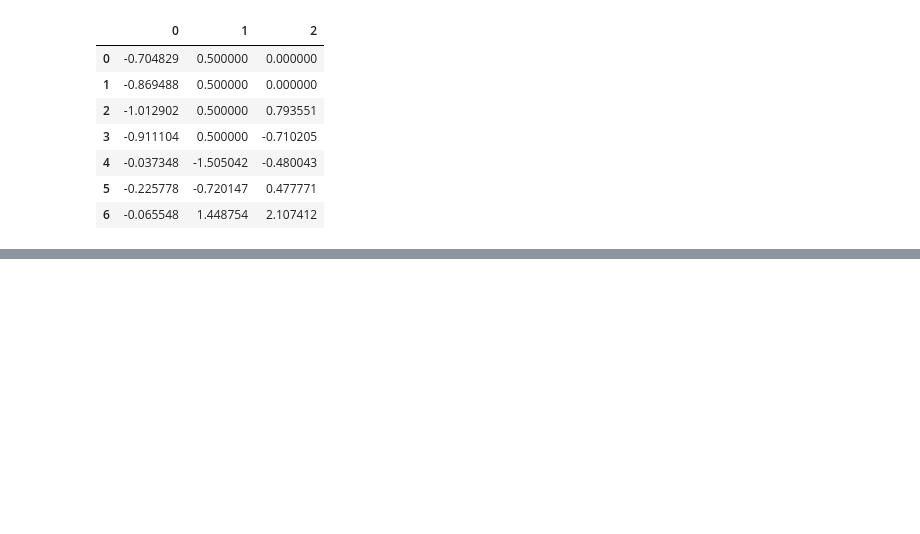
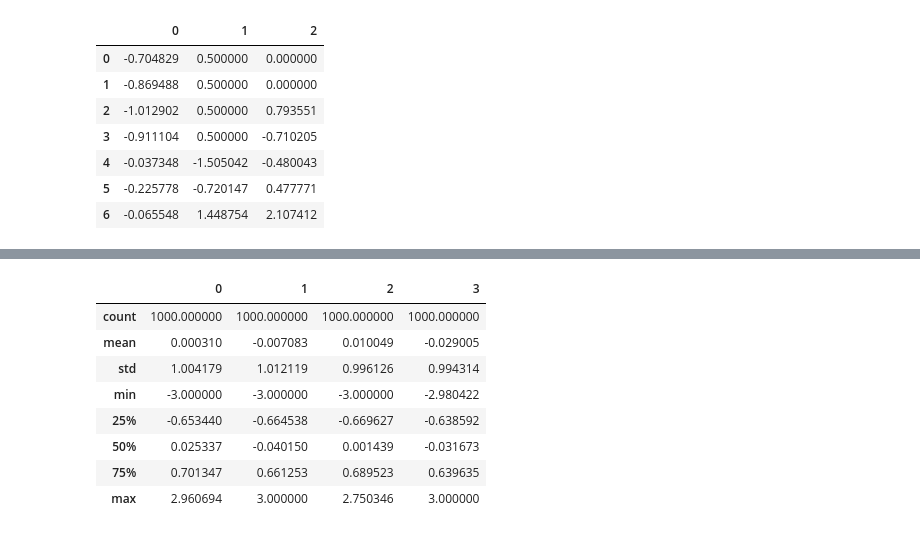
Before and after one commit to mikerly131/WesDataWrangling, a Jupyter notebook: Chapter7WorkAlong.ipynb, the cells around one changed output, grey strips where cells are left out. Saved outputs shown, nothing was run; the diff lists cells and outputs as text; code cells hidden in the pictures; blank space fills up the shorter version.

```diff
--- a/Chapter7WorkAlong.ipynb
+++ b/Chapter7WorkAlong.ipynb
@@ -168,0 +495,14 @@ df
+# %%
+data[data.abs() > 3] = np.sign(data) * 3
+# %%
+data.describe()
+# %% [output]
+|  | 0 | 1 | 2 | 3 |
+| count | 1000.000000 | 1000.000000 | 1000.000000 | 1000.000000 |
+| mean | 0.000310 | -0.007083 | 0.010049 | -0.029005 |
+| std | 1.004179 | 1.012119 | 0.996126 | 0.994314 |
+| min | -3.000000 | -3.000000 | -3.000000 | -2.980422 |
+| 25% | -0.653440 | -0.664538 | -0.669627 | -0.638592 |
+| 50% | 0.025337 | -0.040150 | 0.001439 | -0.031673 |
+| 75% | 0.701347 | 0.661253 | 0.689523 | 0.639635 |
+| max | 2.960694 | 3.000000 | 2.750346 | 3.000000 |
```
Also changed, not shown: parts of 57 cells of this notebook.
